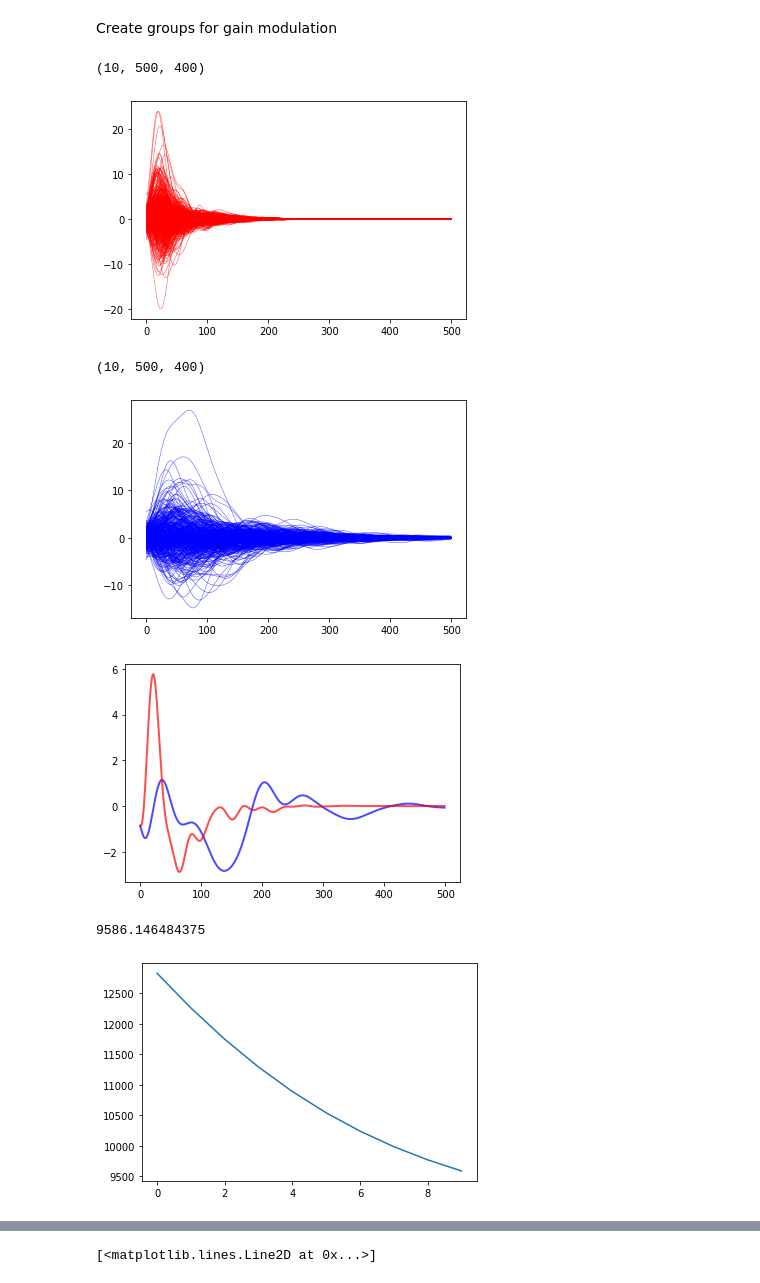
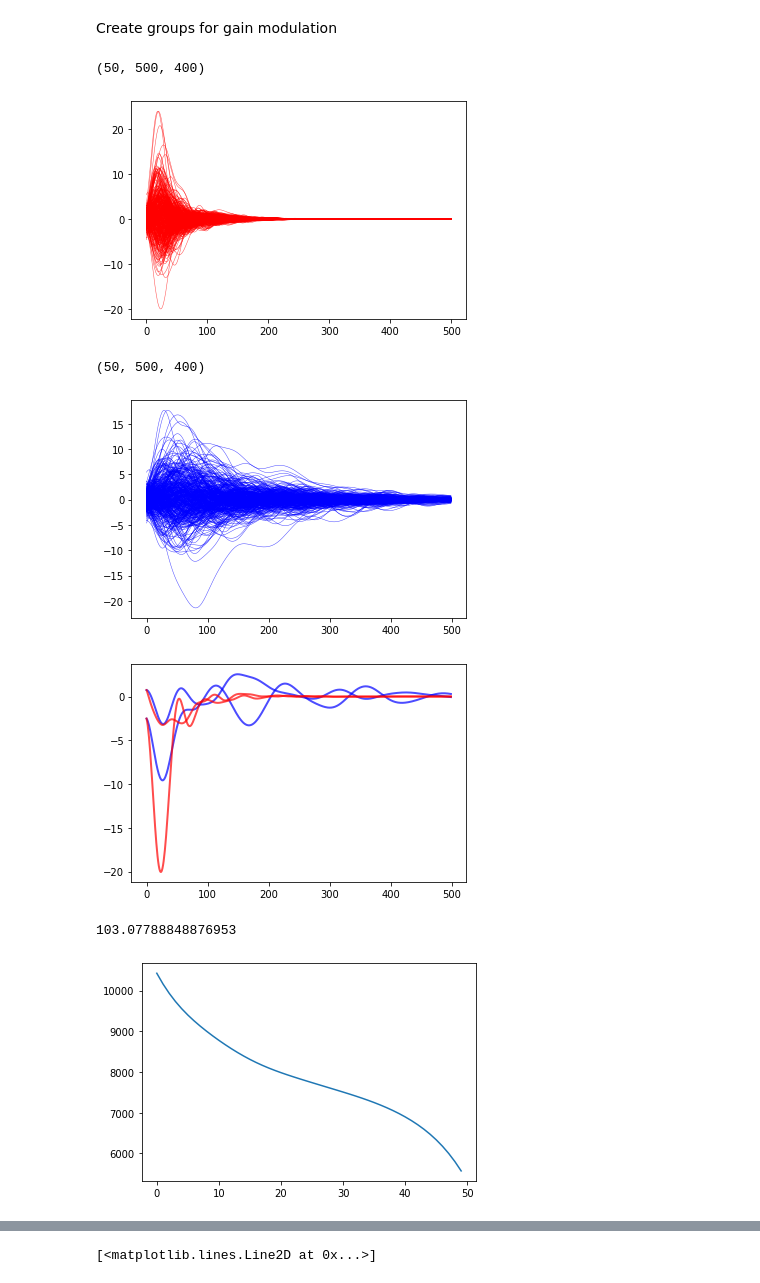
Before and after one commit to juansebastiancalderongarcia/Motor-control-for-speed-transition, a Jupyter notebook: RNN_motor_control.ipynb, the cells around one changed output, grey strips where cells are left out. Drawn from its saved outputs; the diff is of its cells as text; code cells hidden in the pictures.

```diff
--- a/RNN_motor_control.ipynb
+++ b/RNN_motor_control.ipynb
@@ -124,18 +124,16 @@ class RNNDynamics(nn.Module):
         f_rate_exc = f_rate[mask.unsqueeze(0)].unsqueeze(0)
         return self.W_out(f_rate_exc)
 
-    def RK4(self, x_initial, g, n_time):
-        h = 5/n_time #delta time in RK4
-        x_present = x_initial #[N,1]
+    def RK4(self, x,g):
 
-        for time in range(1,n_time):
-            k1 = self.f_dynamics(x_present, g)
-            k2 = self.f_dynamics(x_present + (1/2)*k1, g)
-            k3 = self.f_dynamics(x_present + (1/2)*k2, g)
-            k4 = self.f_dynamics(x_present + k3, g)
+        h = 5
 
-            x_present = x_present + (h/6)*(k1 + 2*k2 + 2*k3 + k4)
-        return x_present
+        k1 = self.f_dynamics(x , g)
+        k2 = self.f_dynamics(x + (h/2)*k1, g)
+        k3 = self.f_dynamics(x + (h/2)*k2, g)
+        k4 = self.f_dynamics(x + h*k3, g)
+
+        return x + (h/6)*(k1 + 2*k2 + 2*k3 + k4)
 
     def forward(self,x_slow, x_fast):
         #Group modulation
@@ -146,14 +144,14 @@ class RNNDynamics(nn.Module):
         z_current_fast = self.muscle_output(x_fast, self.g0)
         z_current_slow = self.muscle_output(x_slow, self.g)
 
-        x_new_fast = self.RK4(x_fast, self.g0, 5)
-        x_new_slow = self.RK4(x_slow, self.g, 5)
+        x_new_fast = self.RK4(x_fast, self.g0)
+        x_new_slow = self.RK4(x_slow, self.g)
 
         return z_current_slow, z_current_fast, x_new_slow, x_new_fast
 # %%
 N = 400
 y_index = -1
-n_epochs = 10
+n_epochs = 50
 T,output_dim = muscle_activity_tensor.shape #[T,1]
 
 rnn_dynamic = RNNDynamics(input_dim=2*N, # number of neurons * 2 conditions
@@ -235,27 +233,27 @@ print(x_fast_seqs.shape)
 plt.plot(x_fast_seqs[-1,:,:], color = 'red', alpha = 0.7, linewidth = 0.5)
 plt.show()
 # %% [output]
-(10, 500, 400)
+(50, 500, 400)
 [figure]
 # %%
 print(x_fast_seqs.shape)
-plt.plot(x_slow_seqs[-1,:,:], color = 'blue', alpha = 0.7, linewidth = 0.5)
+plt.plot(x_slow_seqs[-3,:,:], color = 'blue', alpha = 0.7, linewidth = 0.5)
 plt.show()
 # %% [output]
-(10, 500, 400)
+(50, 500, 400)
-[figure, old version]
+[figure, new version]
 # %%
-plt.plot(x_slow_seqs[-1,:,2], color = 'blue', alpha = 0.7, linewidth = 2)
-plt.plot(x_fast_seqs[-1,:,2], color = 'red', alpha = 0.7, linewidth = 2)
+plt.plot(x_slow_seqs[-1,:,48:50], color = 'blue', alpha = 0.7, linewidth = 2)
+plt.plot(x_fast_seqs[-1,:,48:50], color = 'red', alpha = 0.7, linewidth = 2)
 plt.show()
 # %% [output]
-[figure, old version]
+[figure, new version]
 # %%
 plt.plot(losses)
-print(losses[-1])
+print(losses_fast[-1])
 # %% [output]
-9586.146484375
+103.07788848876953
-[figure, old version]
+[figure, new version]
 # %%
 plt.plot(z_slow_seqs[-1])
 plt.plot(muscle_activity_tensor[:,-1].detach().cpu().numpy())
```
Also changed, not shown: parts of 5 cells of this notebook.
